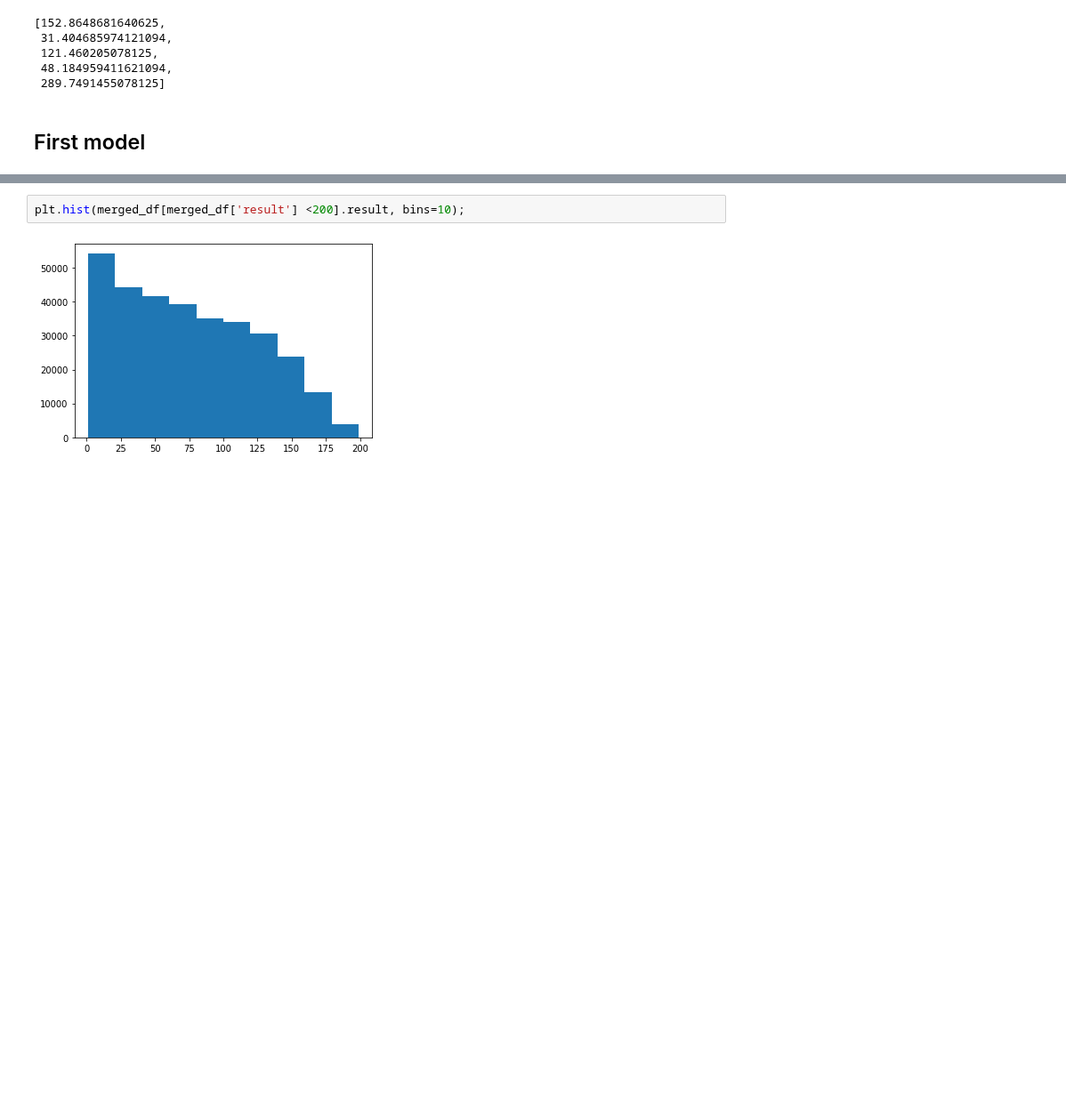
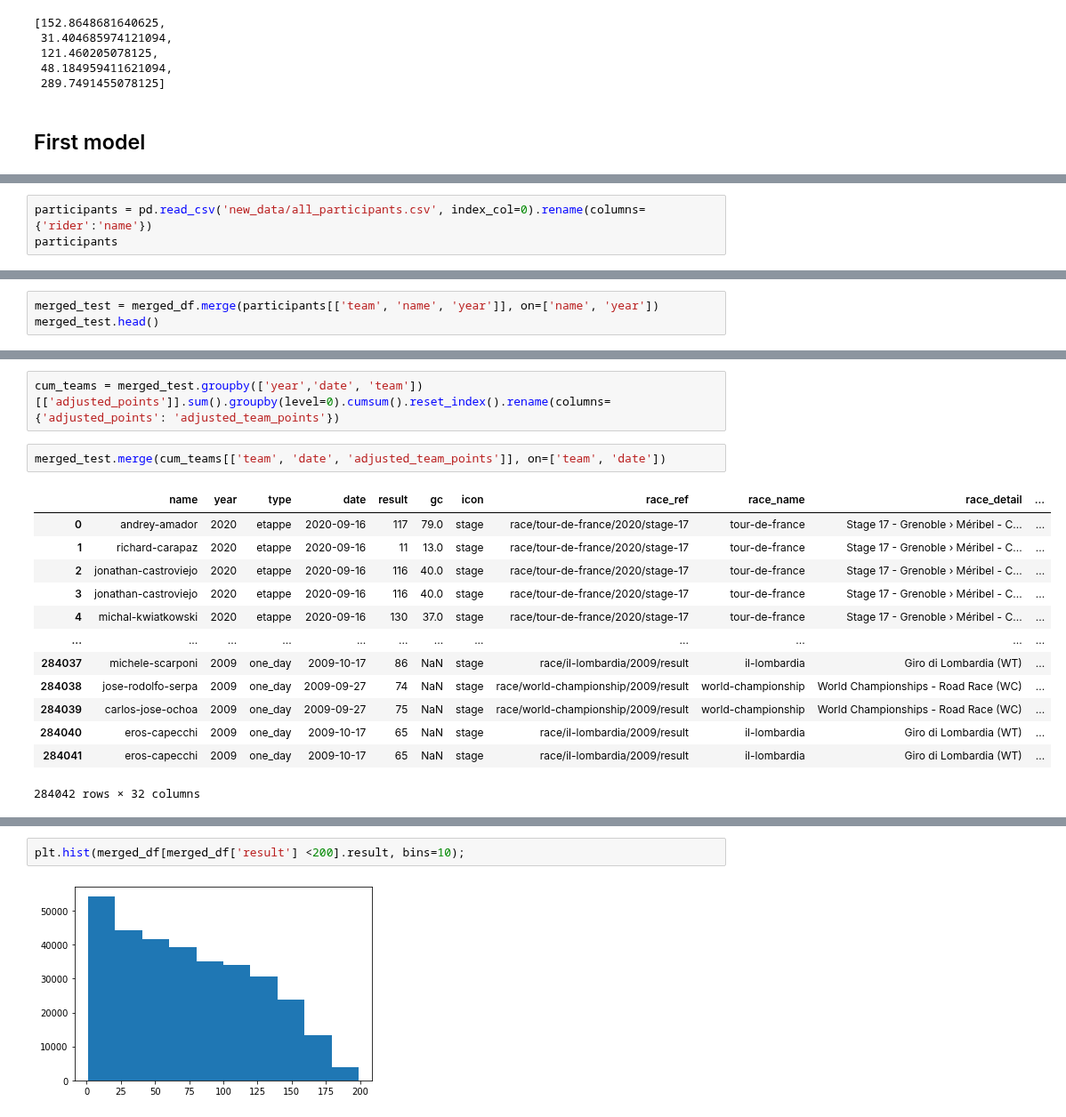
Before and after one commit to Michiel-DK/cycling, a Jupyter notebook: rnn_clean.ipynb, the cells around one changed output, grey strips where cells are left out. Shown at 89% size. Cells and saved outputs as stored; diff of their text form; blank space fills up the shorter version.

Commit message:
update team points

```diff
--- a/rnn_clean.ipynb
+++ b/rnn_clean.ipynb
@@ -474,0 +461,3 @@ Name: result, Length: 320724, dtype: int64
+# %%
+participants = pd.read_csv('new_data/all_participants.csv', index_col=0).rename(columns={'rider':'name'})
+participants
@@ -474,0 +478,3 @@ Name: result, Length: 320724, dtype: int64
+# %%
+merged_test = merged_df.merge(participants[['team', 'name', 'year']], on=['name', 'year'])
+merged_test.head()
@@ -474,0 +489,18 @@ Name: result, Length: 320724, dtype: int64
+# %%
+cum_teams = merged_test.groupby(['year','date', 'team'])[['adjusted_points']].sum().groupby(level=0).cumsum().reset_index().rename(columns={'adjusted_points': 'adjusted_team_points'})
+# %%
+merged_test.merge(cum_teams[['team', 'date', 'adjusted_team_points']], on=['team', 'date'])
+# %% [output]
+|  | name | year | type | date | result | gc | icon | race_ref | race_name | race_detail | ... |
+| 0 | andrey-amador | 2020 | etappe | 2020-09-16 | 117 | 79.0 | stage | race/tour-de-france/2020/stage-17 | tour-de-france | Stage 17 - Grenoble › Méribel - C... | ... |
+| 1 | richard-carapaz | 2020 | etappe | 2020-09-16 | 11 | 13.0 | stage | race/tour-de-france/2020/stage-17 | tour-de-france | Stage 17 - Grenoble › Méribel - C... | ... |
+| 2 | jonathan-castroviejo | 2020 | etappe | 2020-09-16 | 116 | 40.0 | stage | race/tour-de-france/2020/stage-17 | tour-de-france | Stage 17 - Grenoble › Méribel - C... | ... |
+| 3 | jonathan-castroviejo | 2020 | etappe | 2020-09-16 | 116 | 40.0 | stage | race/tour-de-france/2020/stage-17 | tour-de-france | Stage 17 - Grenoble › Méribel - C... | ... |
+| 4 | michal-kwiatkowski | 2020 | etappe | 2020-09-16 | 130 | 37.0 | stage | race/tour-de-france/2020/stage-17 | tour-de-france | Stage 17 - Grenoble › Méribel - C... | ... |
+| ... | ... | ... | ... | ... | ... | ... | ... | ... | ... | ... | ... |
+| 284037 | michele-scarponi | 2009 | one_day | 2009-10-17 | 86 | NaN | stage | race/il-lombardia/2009/result | il-lombardia | Giro di Lombardia (WT) | ... |
+| 284038 | jose-rodolfo-serpa | 2009 | one_day | 2009-09-27 | 74 | NaN | stage | race/world-championship/2009/result | world-championship | World Championships - Road Race (WC) | ... |
+| 284039 | carlos-jose-ochoa | 2009 | one_day | 2009-09-27 | 75 | NaN | stage | race/world-championship/2009/result | world-championship | World Championships - Road Race (WC) | ... |
+| 284040 | eros-capecchi | 2009 | one_day | 2009-10-17 | 65 | NaN | stage | race/il-lombardia/2009/result | il-lombardia | Giro di Lombardia (WT) | ... |
+| 284041 | eros-capecchi | 2009 | one_day | 2009-10-17 | 65 | NaN | stage | race/il-lombardia/2009/result | il-lombardia | Giro di Lombardia (WT) | ... |
+284042 rows × 32 columns
```
Also changed, not shown: parts of 9 cells of this notebook, 1 other file.
